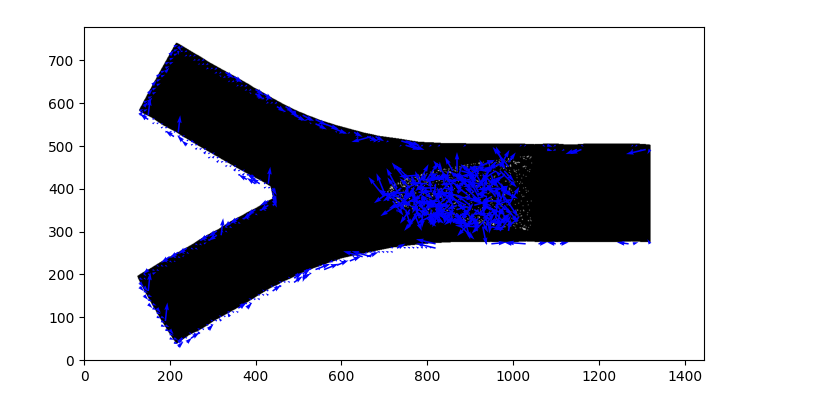
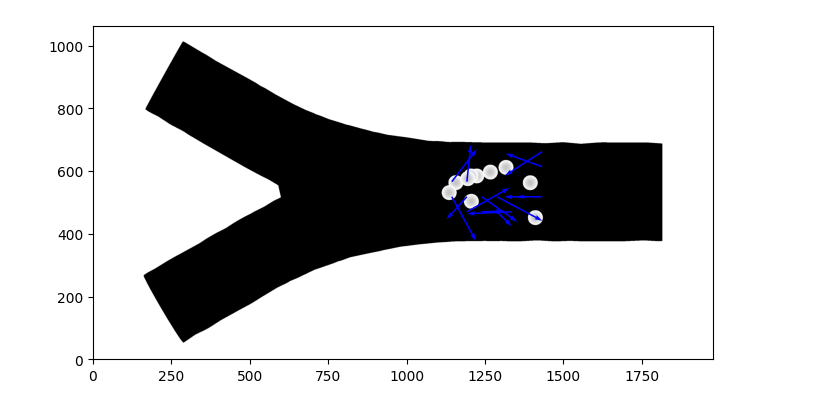
Before and after one commit to MoVo01/PIV-Test, a Jupyter notebook: PIV-Test.ipynb, the cells around one changed output. Saved outputs shown, nothing was run; the diff lists cells and outputs as text; code cells hidden in the pictures.

```diff
--- a/PIV-Test.ipynb
+++ b/PIV-Test.ipynb
@@ -16,20 +16,30 @@ warnings.filterwarnings('ignore')
 
 
 path = "/home/moritz/BWSyncAndShare/Studium/Masterarbeit/MA-Code/Animations"
-ex = "res_base"
 
-image_files = sorted(glob.glob(os.path.join(path, ex, "*.tiff")))
-frames = [tools.imread(img) for img in image_files]
+exwop = "res_10"
+
+ex = exwop + "_partOnly"
+
+
+reader = tools.imread  # imageio.imread
+image_files_whole = sorted(glob.glob(os.path.join(path, exwop, "*00*.tiff")))
+frames_whole = [reader(img) for img in image_files_whole]
+image_files_part= sorted(glob.glob(os.path.join(path, ex, "*00*.tiff")))
+frames_part = [reader(img) for img in image_files_part]
+# frames = [imageio.imread(img) for img in image_files]
+# %%
+frames = frames_part
 # %%
 
-i = 5
+i = 12
 
 fig = plt.figure()
 ax = fig.add_subplot()
-ax.imshow(frames[i])
+ax.imshow(frames[i], cmap = plt.cm.gray)
 
 fig2 = plt.figure()
 ax2 = fig2.add_subplot()
-ax2.imshow(frames[i+1])
+ax2.imshow(frames[i+1], cmap = plt.cm.gray)
 # %% [output]
 <matplotlib.image.AxesImage at 0x...>
@@ -38,7 +48,9 @@ ax2.imshow(frames[i+1])
 # %%
-winsize = 10 # pixels, interrogation window size in frame A
-searchsize = 15  # pixels, search area size in frame B
-overlap = 5 # pixels, 50% overlap
+sea_exp = 5
+
+winsize = int(2**sea_exp)            # pixels, interrogation window size in frame A
+overlap = int(2**(sea_exp - 1))      # pixels, 50% overlap
+searchsize = int(2**(sea_exp+1))     # pixels, search area size in frame B
 dt = 0.02 # sec, time interval between the two frames
 
 u0, v0, sig2noise = pyprocess.extended_search_area_piv(
@@ -88,15 +107,21 @@ x, y, u3, v3 = tools.transform_coordinates(x, y, u3, v3)
 # %%
-tools.save('exp1_001.txt' , x, y, u3, v3)
+if doInvalidMask:
+    tools.save('exp1_001.txt' , x, y, u3, v3, invalid_mask)
+else:
+    tools.save('exp1_001.txt' , x, y, u3, v3)
+
+
+
 
 fig, ax = plt.subplots(figsize=(8,8))
 tools.display_vector_field(
     pathlib.Path('exp1_001.txt'),
     ax=ax,
-    # scaling_factor=96.52,
-    scale=1e+4, # scale defines here the arrow length
+    #scaling_factor=96.52,
+    scale=2e+4, # scale defines here the arrow length
     #width=0.0035, # width is the thickness of the arrow
     on_img=True, # overlay on the image
-    image_name= os.path.join(path, ex, ex+f".{i:04d}.tiff")
+    image_name= os.path.join(path, exwop, exwop+f".{i:04d}.tiff")
 );
 # %% [output]
-[figure, old version]
+[figure, new version]
```
Also changed, not shown: parts of 2 cells of this notebook.
